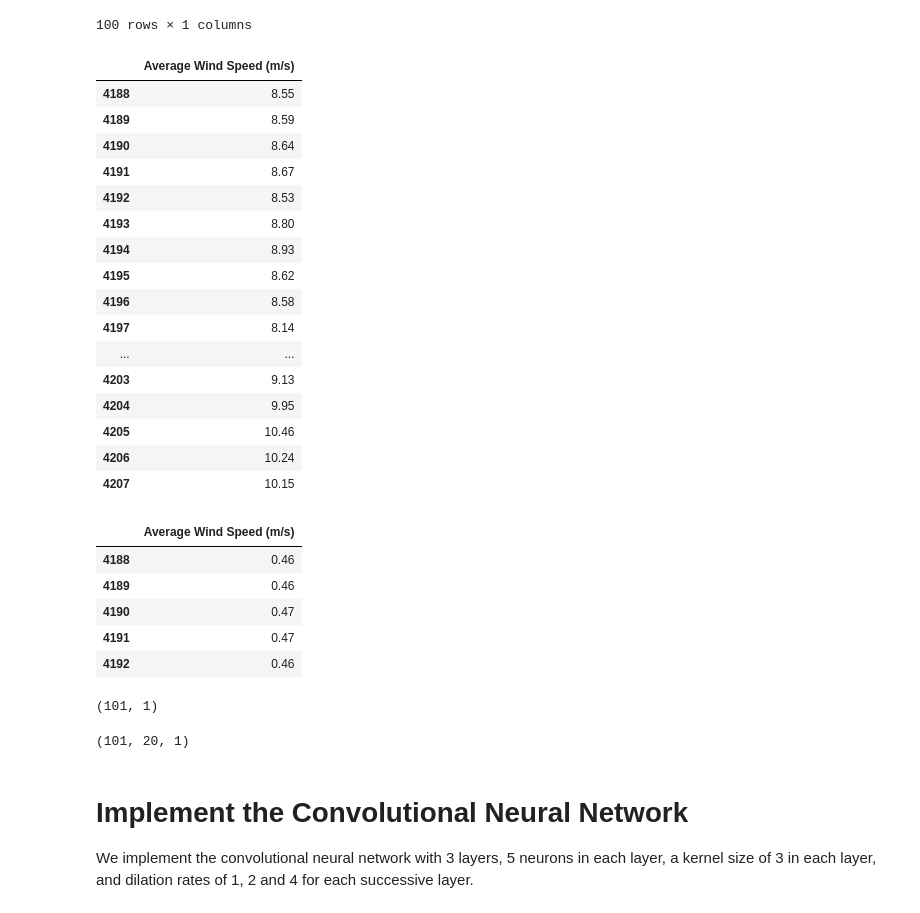
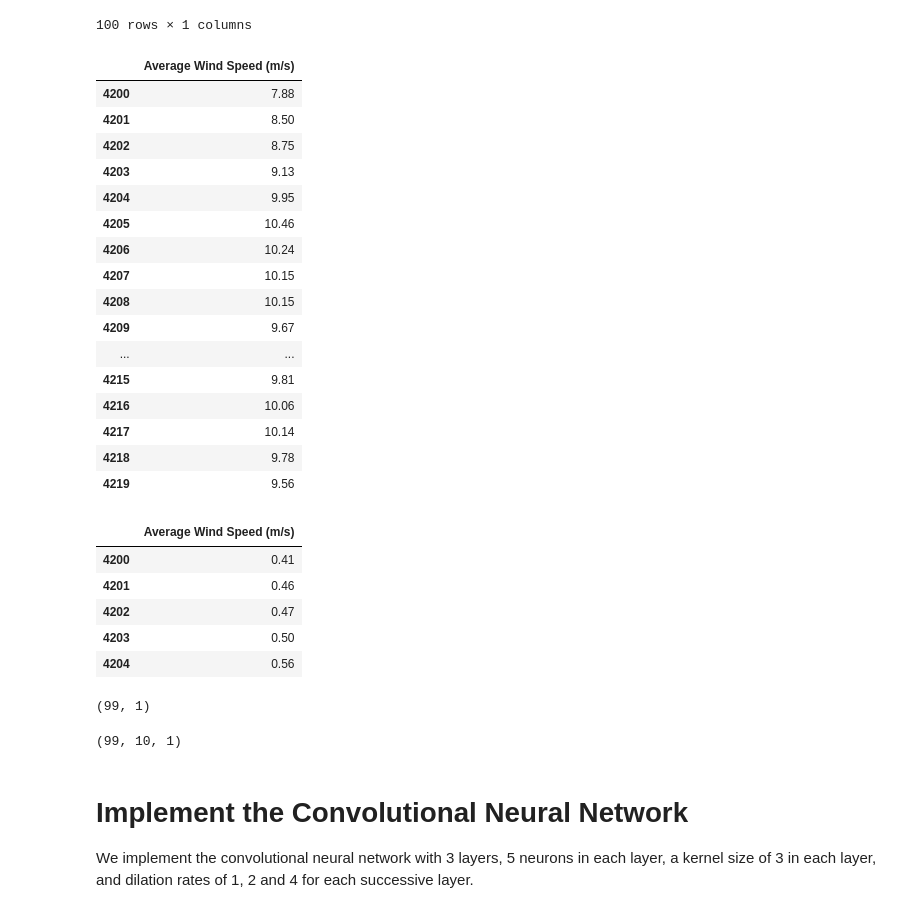
Before and after one commit to entc-17-fyp-20/WPF_Data_Visualization, a Jupyter notebook: CNN.ipynb, the cells around one changed output. Drawn from its saved outputs; the diff is of its cells as text; code cells hidden in the pictures.

```diff
--- a/CNN.ipynb
+++ b/CNN.ipynb
@@ -134,7 +134,7 @@ train
 # %% [markdown]
 # **Data preparation - training data**
 # %%
-T = 20
+T = 10
 HORIZON = 1
 # %% [markdown]
 **Scale the time series within [0,1]**
@@ -274,37 +274,37 @@ valid
 | 4308 | 8.60 |
 100 rows × 1 columns
 # %%
-valid_new=df[4209-T-1:4309]
+valid_new=df[4209-T+1:4309]
 valid_new=pd.DataFrame(valid_new["Average Wind Speed (m/s)"])
 valid_new.head(20)
 # %% [output]
 |  | Average Wind Speed (m/s) |
-| 4188 | 8.55 |
-| 4189 | 8.59 |
-| 4190 | 8.64 |
-| 4191 | 8.67 |
-| 4192 | 8.53 |
-| 4193 | 8.80 |
-| 4194 | 8.93 |
-| 4195 | 8.62 |
-| 4196 | 8.58 |
-| 4197 | 8.14 |
-| ... | ... |
+| 4200 | 7.88 |
+| 4201 | 8.50 |
+| 4202 | 8.75 |
 | 4203 | 9.13 |
 | 4204 | 9.95 |
 | 4205 | 10.46 |
 | 4206 | 10.24 |
 | 4207 | 10.15 |
+| 4208 | 10.15 |
+| 4209 | 9.67 |
+| ... | ... |
+| 4215 | 9.81 |
+| 4216 | 10.06 |
+| 4217 | 10.14 |
+| 4218 | 9.78 |
+| 4219 | 9.56 |
 # %%
 valid_new['Average Wind Speed (m/s)']=scaler.transform(valid_new)
 valid_new.head()
 # %% [output]
 |  | Average Wind Speed (m/s) |
-| 4188 | 0.46 |
-| 4189 | 0.46 |
-| 4190 | 0.47 |
-| 4191 | 0.47 |
-| 4192 | 0.46 |
+| 4200 | 0.41 |
+| 4201 | 0.46 |
+| 4202 | 0.47 |
+| 4203 | 0.50 |
+| 4204 | 0.56 |
 # %%
 valid_shifted = valid_new.copy()
 valid_shifted['y_t+1'] = valid_shifted["Average Wind Speed (m/s)"].shift(-1)
@@ -321,11 +321,11 @@ X_valid = X_valid[... , np.newaxis]
 # %%
 y_valid.shape
 # %% [output]
-(101, 1)
+(99, 1)
 # %%
 X_valid.shape
 # %% [output]
-(101, 20, 1)
+(99, 10, 1)
 # %% [markdown]
 # **Implement the Convolutional Neural Network**
 We implement the convolutional neural network with 3 layers, 5 neurons in each layer, a kernel size of 3 in each layer, and dilation rates of 1, 2 and 4 for each successive layer.
```
Also changed, not shown: parts of 22 cells of this notebook.
